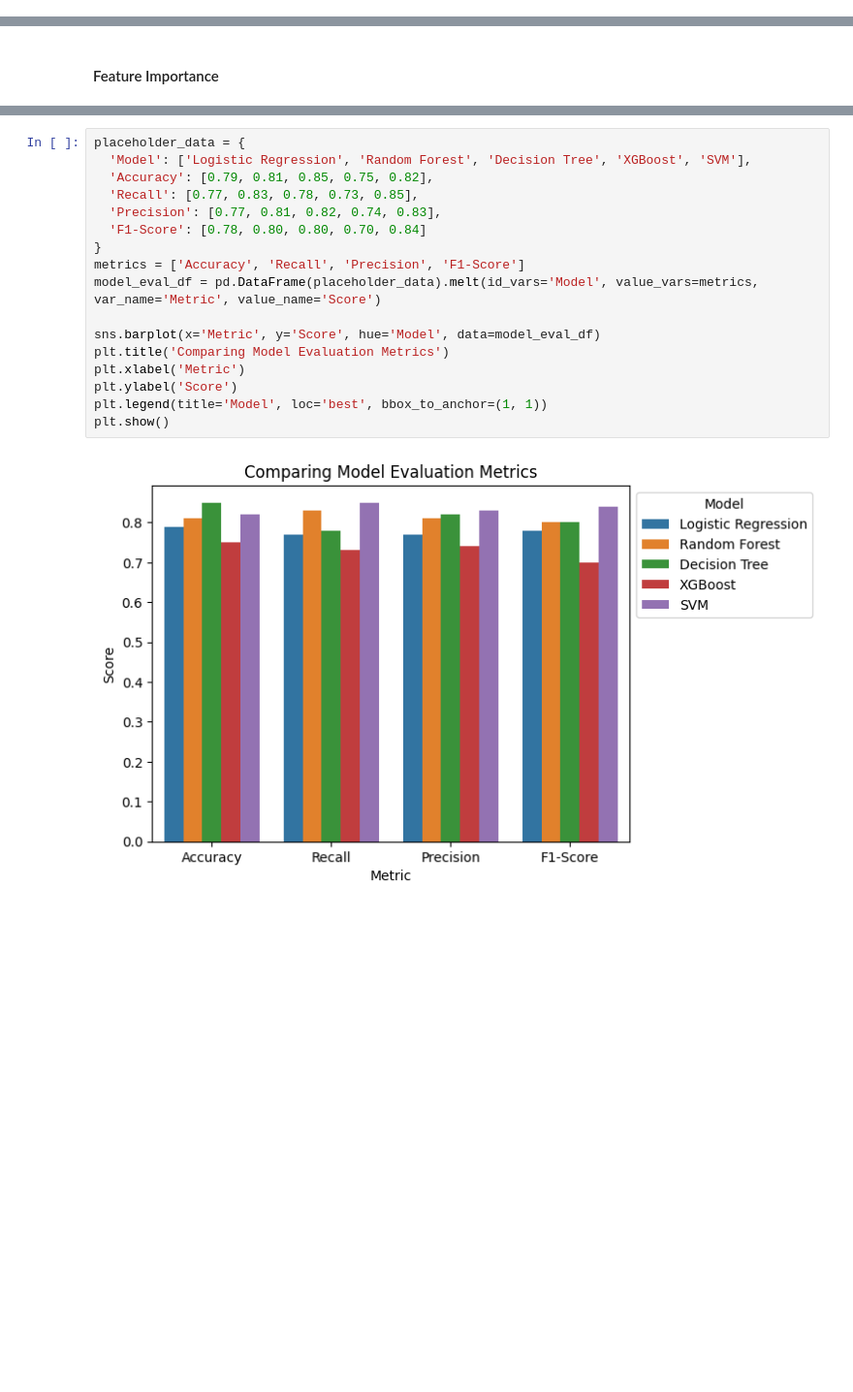
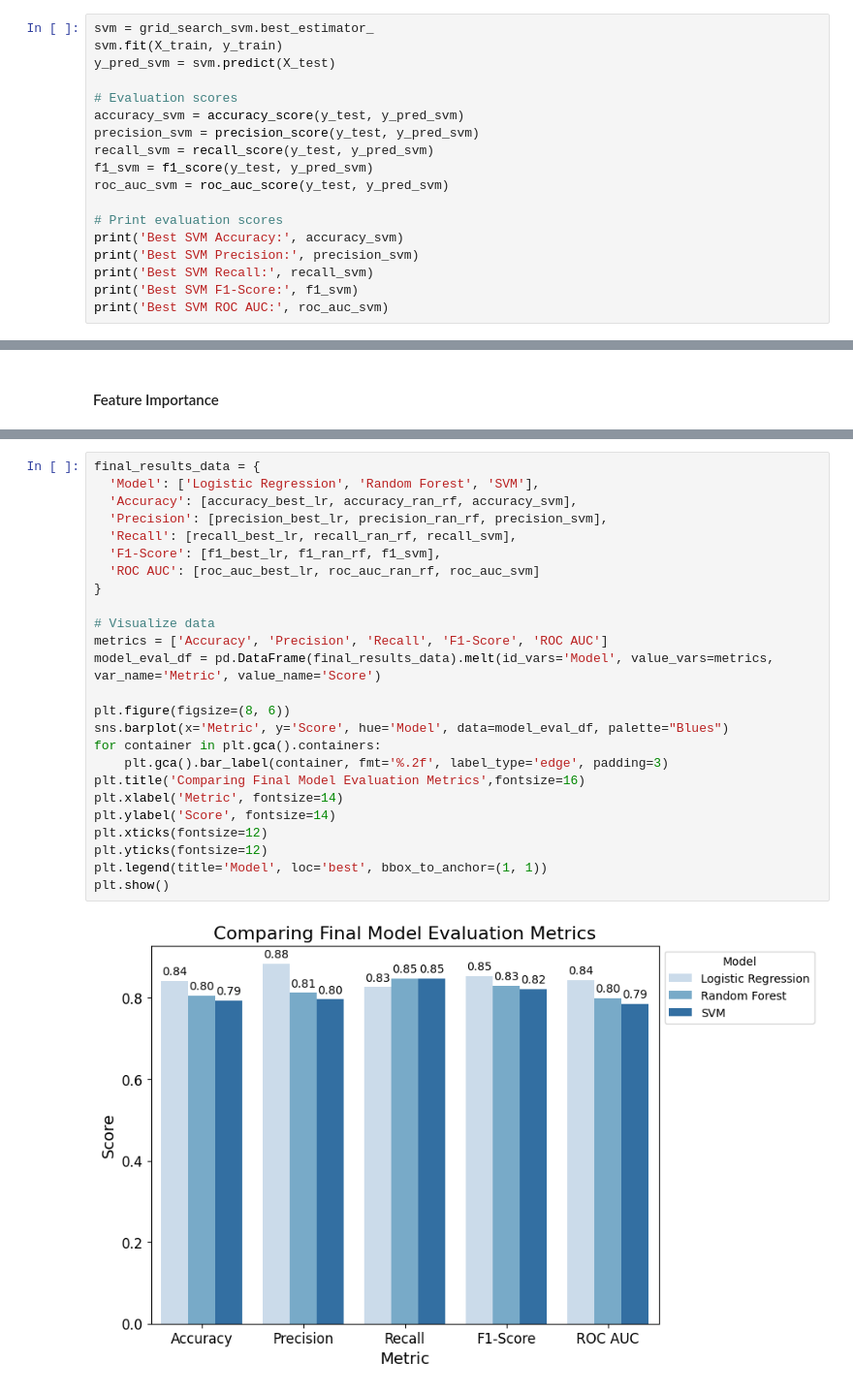
Before and after one commit to ilanamultak/siads_699_heart_disease, a Jupyter notebook: Predicting_Heart_Disease.ipynb, the cells around one changed output, grey strips where cells are left out. Shown at 97% size. Drawn from its saved outputs; the diff is of its cells as text; blank space fills up the shorter version.

```diff
--- a/Predicting_Heart_Disease.ipynb
+++ b/Predicting_Heart_Disease.ipynb
@@ -694,0 +507,18 @@ accuracy_rf
+# %%
+svm = grid_search_svm.best_estimator_
+svm.fit(X_train, y_train)
+y_pred_svm = svm.predict(X_test)
+
+# Evaluation scores
+accuracy_svm = accuracy_score(y_test, y_pred_svm)
+precision_svm = precision_score(y_test, y_pred_svm)
+recall_svm = recall_score(y_test, y_pred_svm)
+f1_svm = f1_score(y_test, y_pred_svm)
+roc_auc_svm = roc_auc_score(y_test, y_pred_svm)
+
+# Print evaluation scores
+print('Best SVM Accuracy:', accuracy_svm)
+print('Best SVM Precision:', precision_svm)
+print('Best SVM Recall:', recall_svm)
+print('Best SVM F1-Score:', f1_svm)
+print('Best SVM ROC AUC:', roc_auc_svm)
@@ -700,19 +535,27 @@ accuracy_rf
 # %%
-placeholder_data = {
-  'Model': ['Logistic Regression', 'Random Forest', 'Decision Tree', 'XGBoost', 'SVM'],
-  'Accuracy': [0.79, 0.81, 0.85, 0.75, 0.82],
-  'Recall': [0.77, 0.83, 0.78, 0.73, 0.85],
-  'Precision': [0.77, 0.81, 0.82, 0.74, 0.83],
-  'F1-Score': [0.78, 0.80, 0.80, 0.70, 0.84]
+final_results_data = {
+  'Model': ['Logistic Regression', 'Random Forest', 'SVM'],
+  'Accuracy': [accuracy_best_lr, accuracy_ran_rf, accuracy_svm],
+  'Precision': [precision_best_lr, precision_ran_rf, precision_svm],
+  'Recall': [recall_best_lr, recall_ran_rf, recall_svm],
+  'F1-Score': [f1_best_lr, f1_ran_rf, f1_svm],
+  'ROC AUC': [roc_auc_best_lr, roc_auc_ran_rf, roc_auc_svm]
 }
-metrics = ['Accuracy', 'Recall', 'Precision', 'F1-Score']
-model_eval_df = pd.DataFrame(placeholder_data).melt(id_vars='Model', value_vars=metrics, var_name='Metric', value_name='Score')
 
-sns.barplot(x='Metric', y='Score', hue='Model', data=model_eval_df)
-plt.title('Comparing Model Evaluation Metrics')
-plt.xlabel('Metric')
-plt.ylabel('Score')
+# Visualize data
+metrics = ['Accuracy', 'Precision', 'Recall', 'F1-Score', 'ROC AUC']
+model_eval_df = pd.DataFrame(final_results_data).melt(id_vars='Model', value_vars=metrics, var_name='Metric', value_name='Score')
+
+plt.figure(figsize=(8, 6))
+sns.barplot(x='Metric', y='Score', hue='Model', data=model_eval_df, palette="Blues")
+for container in plt.gca().containers:
+    plt.gca().bar_label(container, fmt='%.2f', label_type='edge', padding=3)
+plt.title('Comparing Final Model Evaluation Metrics',fontsize=16)
+plt.xlabel('Metric', fontsize=14)
+plt.ylabel('Score', fontsize=14)
+plt.xticks(fontsize=12)
+plt.yticks(fontsize=12)
 plt.legend(title='Model', loc='best', bbox_to_anchor=(1, 1))
 plt.show()
 # %% [output]
-[figure, old version]
+[figure, new version]
```
Also changed, not shown: parts of 66 cells of this notebook.
